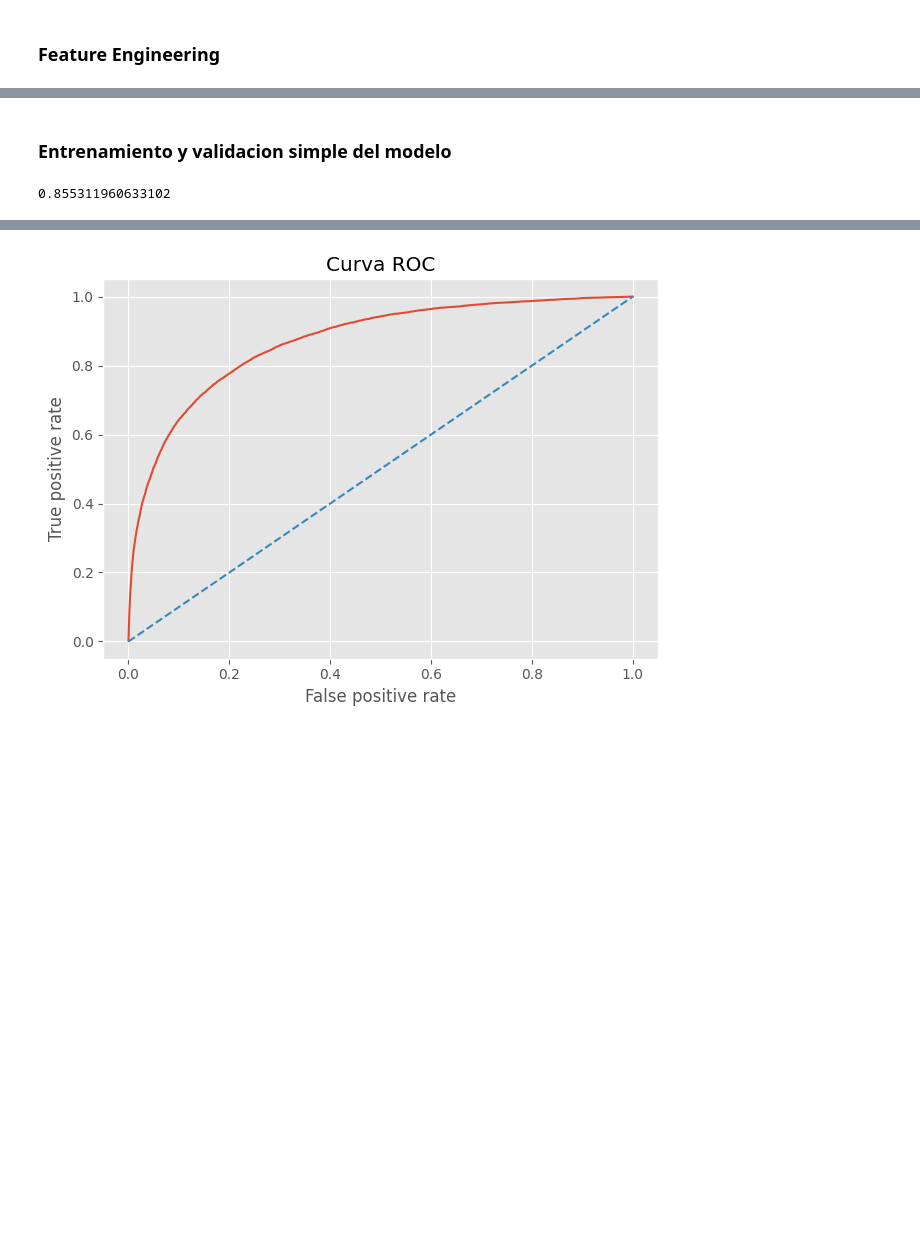
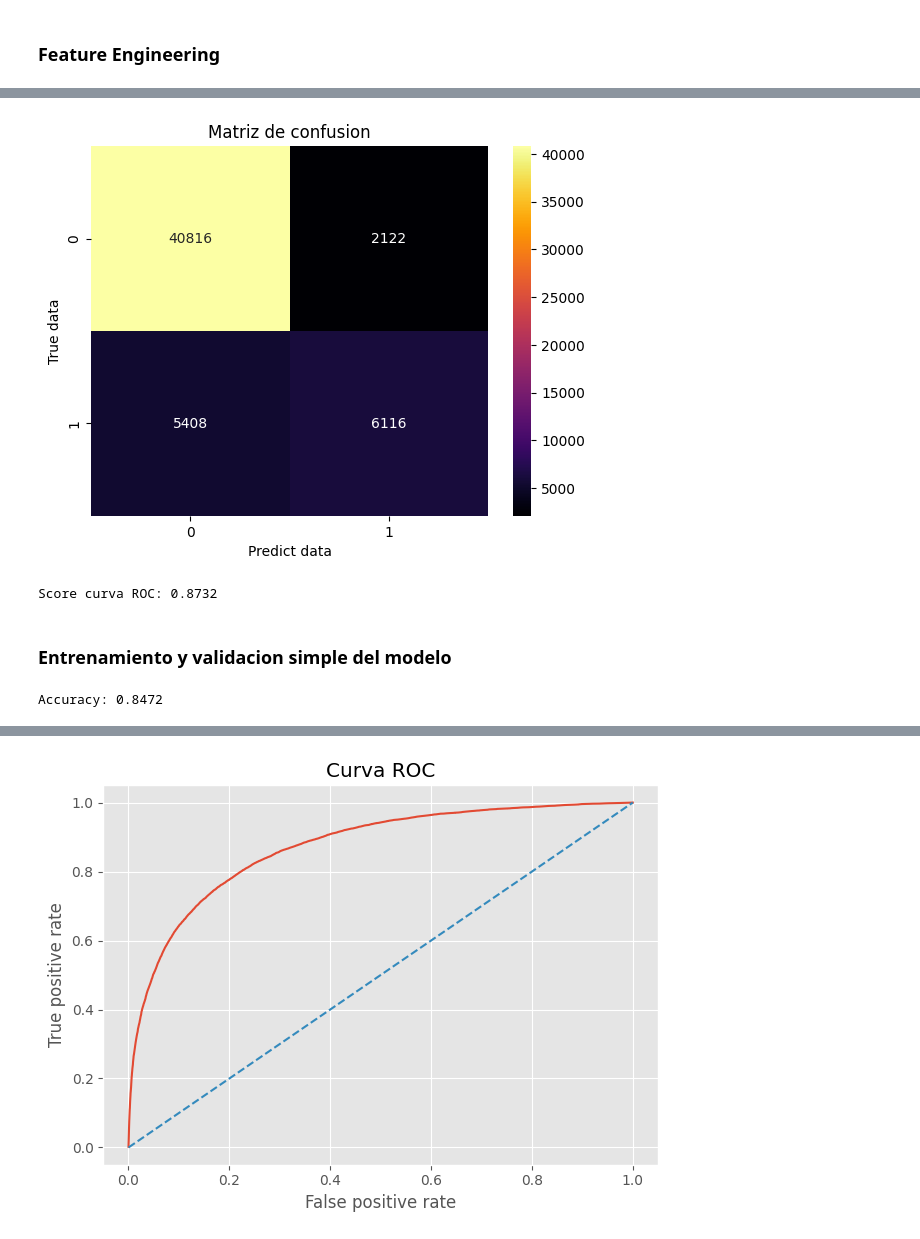
Before and after one commit to arielRas/KaggleCompetition-Coder52295, a Jupyter notebook: Model.ipynb, the cells around one changed output, grey strips where cells are left out. Drawn from its saved outputs; the diff is of its cells as text; code cells hidden in the pictures; blank space fills up the shorter version.

```diff
--- a/Model.ipynb
+++ b/Model.ipynb
@@ -37,7 +42,7 @@ std_vars.head(3)
 # %%
 #SELECCION DE VARIABLES
-vars = ['France','Germany','Spain','NumOfProducts','HasCrCard','IsActiveMember']
-
+#vars = ['NumOfProducts','HasCrCard','IsActiveMember','geo_cod']
+vars = ['NumOfProducts','IsActiveMember','Gender','geo_cod']
 #VARIABLES PREDICTIVAS
 x = pd.concat([df[vars], std_vars], axis=1)
 
@@ -46,2 +73,12 @@ y = df.Exited
+# %%
+Metrics().plot_confusion_matrix_dicotomic(y_test, y_pred, None, None)
+# %% [output]
+[figure, added]
+# %%
+#SCORE CURVA ROC
+y_prob = model.predict_proba(X_test)[:,1]
+print(f'Score curva ROC: {roc_auc_score(y_test, y_prob):.4f}')
+# %% [output]
+Score curva ROC: 0.8732
 # %% [markdown]
 ### Entrenamiento y validacion simple del modelo
@@ -54,9 +85,8 @@ X_train, X_test, y_train, y_test = train_test_split(x, y, test_size=0.33, strati
 # %%
 from sklearn.ensemble import RandomForestClassifier
-from sklearn.metrics import accuracy_score, roc_auc_score
 
 #INSTANCIA Y ENTRENAMIENTO DEL MODELO
-model = RandomForestClassifier(max_depth=18, max_features=0.5, n_estimators=300, random_state=42)
+model = RandomForestClassifier(max_depth=20, n_estimators=300, criterion='entropy',random_state=42)
 model.fit(X_train, y_train)
 
 #PREDICCION
@@ -64,4 +94,4 @@ y_pred = model.predict(X_test)
 accuracy = accuracy_score(y_true=y_test ,y_pred=y_pred)
 print(f'Accuracy: {accuracy:.4f}')
 # %% [output]
-0.855311960633102
+Accuracy: 0.8472
```
Also changed, not shown: parts of 15 cells of this notebook, 3 other files.
